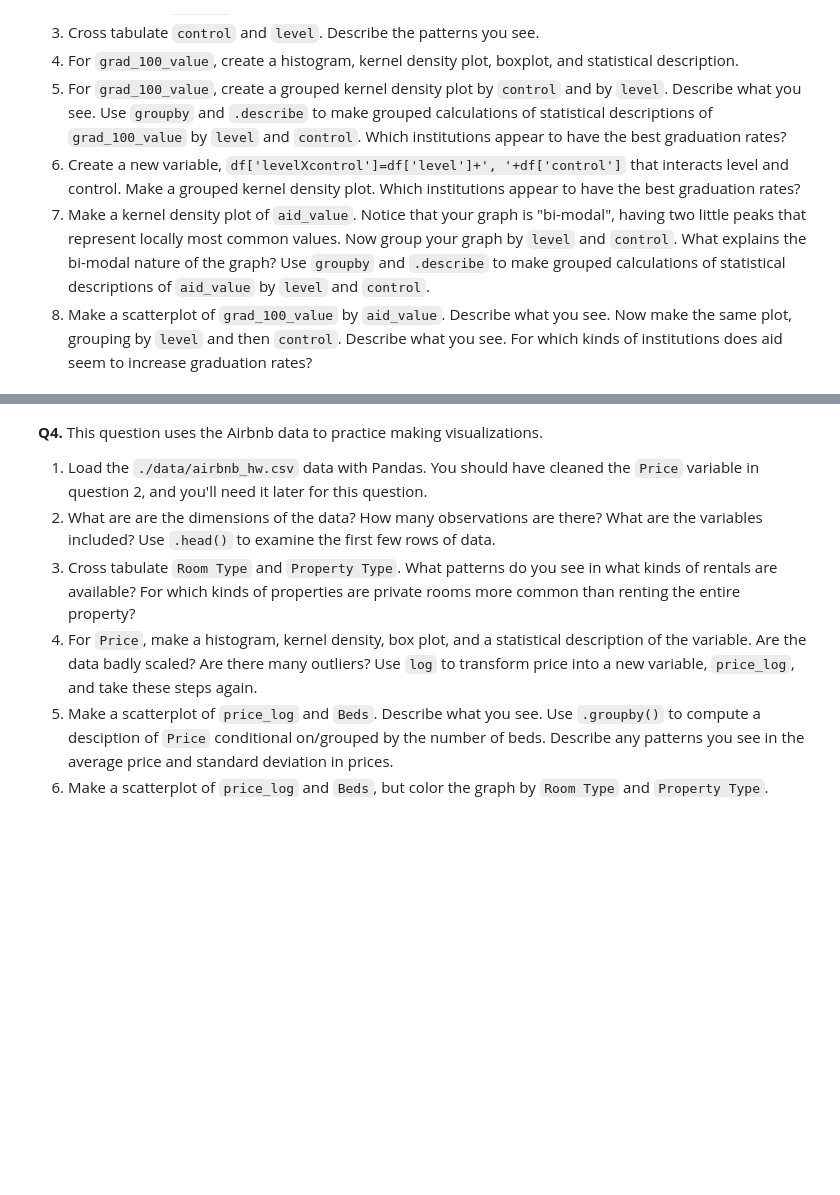
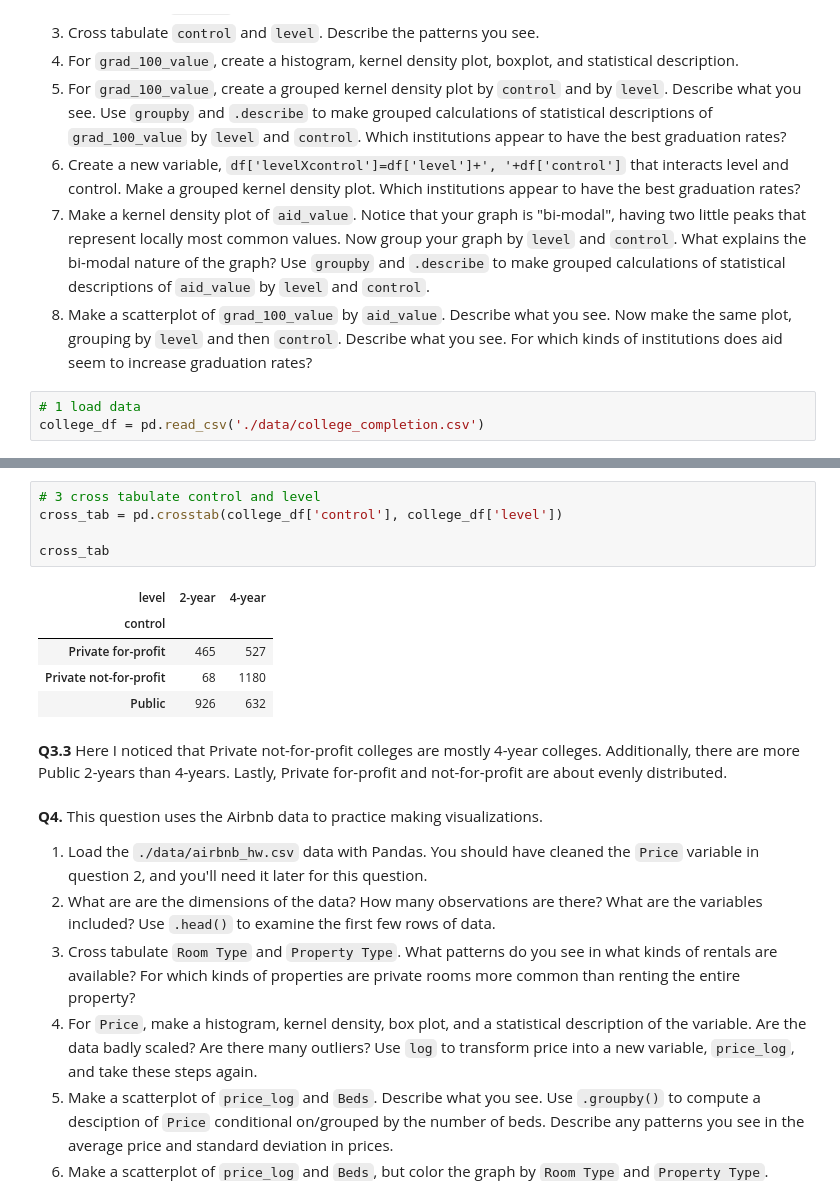
Before and after one commit to TI-Allard/ds3001-assignment2, a Jupyter notebook: assignment2.ipynb, the cells around one changed output, grey strips where cells are left out. Cells and saved outputs as stored; diff of their text form; blank space fills up the shorter version.

```diff
--- a/assignment2.ipynb
+++ b/assignment2.ipynb
@@ -157,3 +157,6 @@ The "relevant" variables for this question are:
 6. Create a new variable, `df['levelXcontrol']=df['level']+', '+df['control']` that interacts level and control. Make a grouped kernel density plot. Which institutions appear to have the best graduation rates?
 7. Make a kernel density plot of `aid_value`. Notice that your graph is "bi-modal", having two little peaks that represent locally most common values. Now group your graph by `level` and `control`. What explains the bi-modal nature of the graph? Use `groupby` and `.describe` to make grouped calculations of statistical descriptions of `aid_value` by `level` and `control`.
 8. Make a scatterplot of `grad_100_value` by `aid_value`. Describe what you see. Now make the same plot, grouping by `level` and then `control`. Describe what you see. For which kinds of institutions does aid seem to increase graduation rates?
+# %%
+# 1 load data
+college_df = pd.read_csv('./data/college_completion.csv')
@@ -160,3 +188,17 @@ The "relevant" variables for this question are:
+# %%
+# 3 cross tabulate control and level
+cross_tab = pd.crosstab(college_df['control'], college_df['level'])
+
+cross_tab
+# %% [output]
+| level | 2-year | 4-year |
+| control |  |  |
+| Private for-profit | 465 | 527 |
+| Private not-for-profit | 68 | 1180 |
+| Public | 926 | 632 |
+# %% [markdown]
+**Q3.3**
+Here I noticed that Private not-for-profit colleges are mostly 4-year colleges. Additionally, there are more Public 2-years than 4-years. Lastly, Private for-profit and not-for-profit are about evenly distributed.
 # %% [markdown]
 **Q4.** This question uses the Airbnb data to practice making visualizations.
 
```
Also changed, not shown: parts of 1 cell of this notebook.
